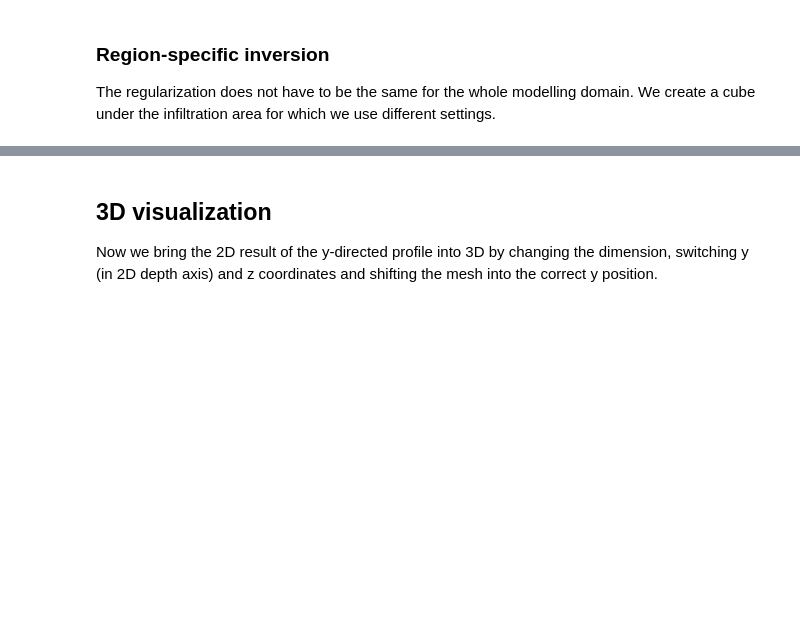
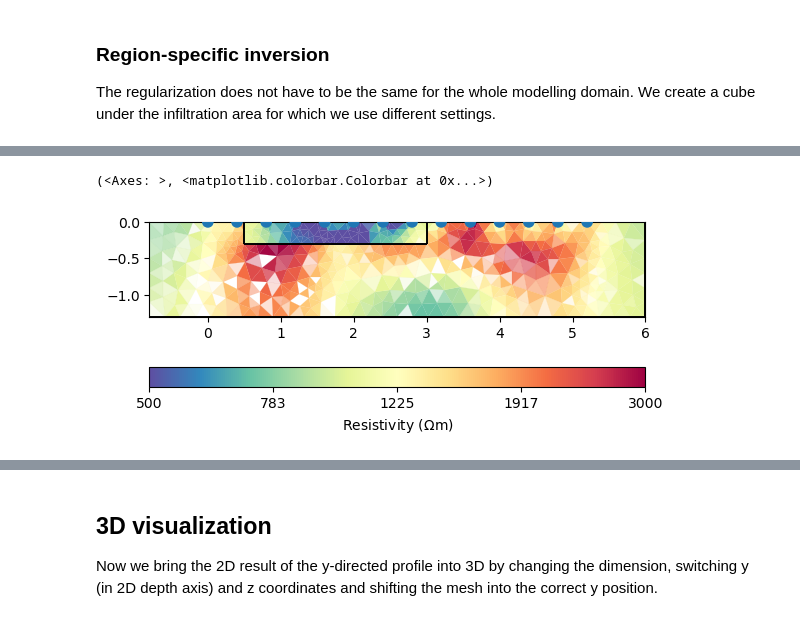
Before and after one commit to gimli-org/SEGwebinar, a Jupyter notebook: data/mulda/story.ipynb, the cells around one changed output, grey strips where cells are left out. Cells and saved outputs as stored; diff of their text form; code cells hidden in the pictures; blank space fills up the shorter version.

```diff
--- a/data/mulda/story.ipynb
+++ b/data/mulda/story.ipynb
@@ -339,0 +365,4 @@ TODO
+# %%
+mgr.invert()
+mgr.showResult(**kw)
+# %% [output]
@@ -339,0 +374,2 @@ TODO
+(<Axes: >, <matplotlib.colorbar.Colorbar at 0x...>)
+[figure, added]
```
Also changed, not shown: parts of 53 cells of this notebook.
